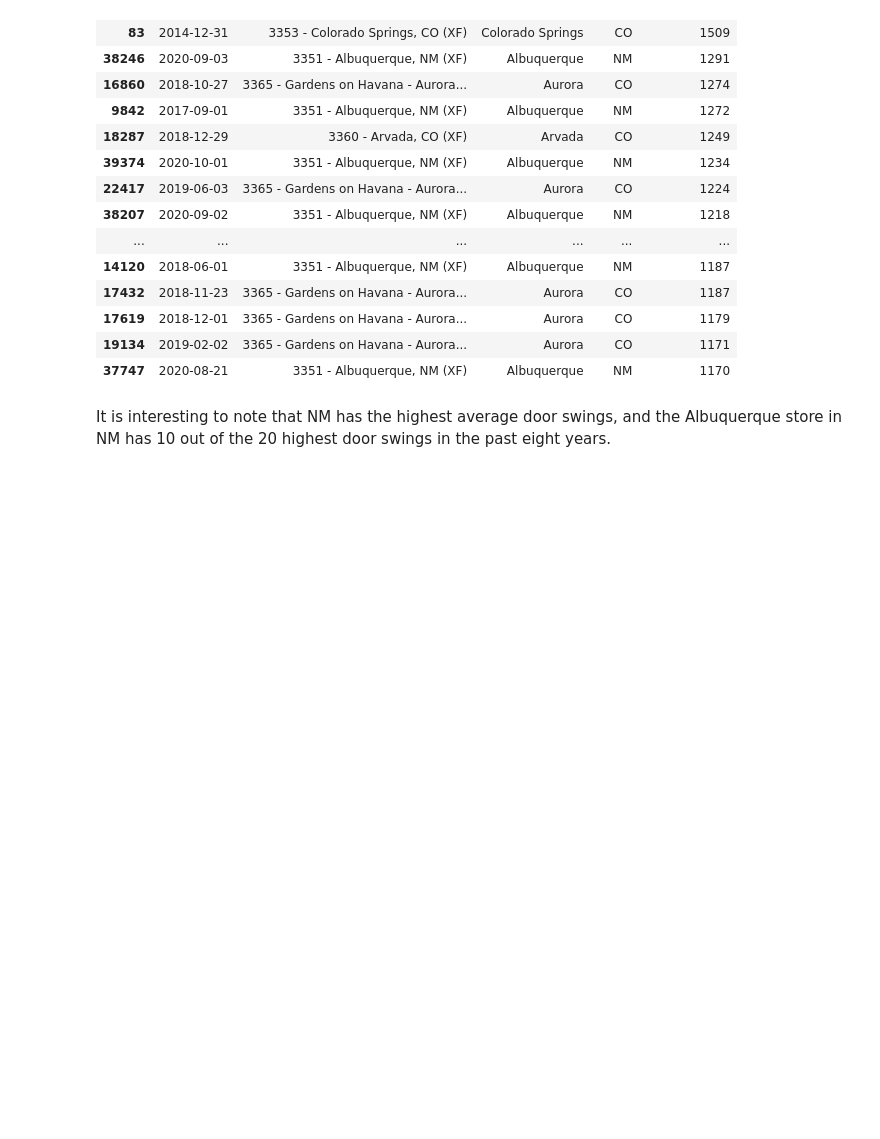
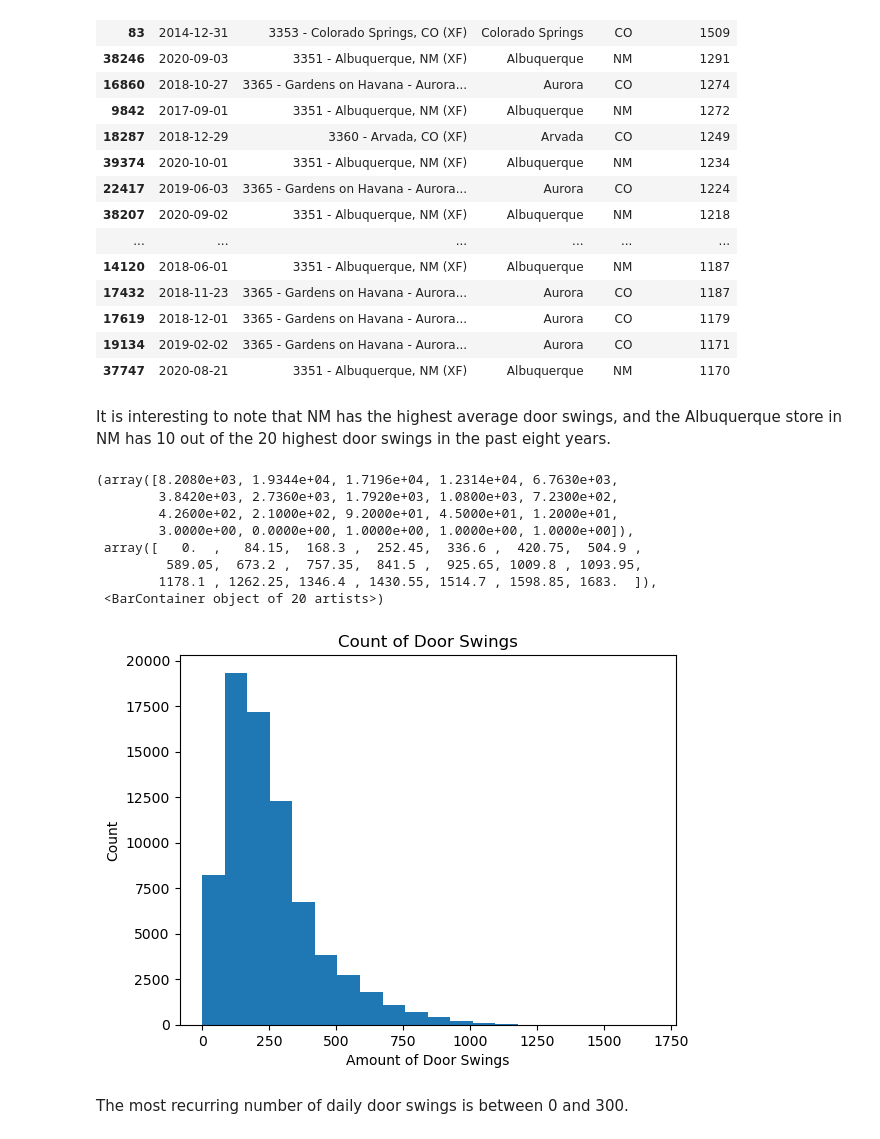
Before and after one commit to alanks2000/Springboard, a Jupyter notebook: Capstone Project 2/EDA.ipynb, the cells around one changed output. Drawn from its saved outputs; the diff is of its cells as text; code cells hidden in the pictures; blank space fills up the shorter version.

```diff
--- a/Capstone Project 2/EDA.ipynb
+++ b/Capstone Project 2/EDA.ipynb
@@ -129,3 +141,20 @@ df.sort_values(['door_swings'],ascending=False).head(20)
 | 37747 | 2020-08-21 | 3351 - Albuquerque, NM (XF) | Albuquerque | NM | 1170 |
 # %% [markdown]
 It is interesting to note that NM has the highest average door swings, and the Albuquerque store in NM has 10 out of the 20 highest door swings in the past eight years.
+# %%
+plt.xlabel('Amount of Door Swings')
+plt.ylabel('Count')
+plt.title('Count of Door Swings')
+plt.hist(df['door_swings'], bins=20)
+# %% [output]
+(array([8.2080e+03, 1.9344e+04, 1.7196e+04, 1.2314e+04, 6.7630e+03,
+        3.8420e+03, 2.7360e+03, 1.7920e+03, 1.0800e+03, 7.2300e+02,
+        4.2600e+02, 2.1000e+02, 9.2000e+01, 4.5000e+01, 1.2000e+01,
+        3.0000e+00, 0.0000e+00, 1.0000e+00, 1.0000e+00, 1.0000e+00]),
+ array([   0.  ,   84.15,  168.3 ,  252.45,  336.6 ,  420.75,  504.9 ,
+         589.05,  673.2 ,  757.35,  841.5 ,  925.65, 1009.8 , 1093.95,
+        1178.1 , 1262.25, 1346.4 , 1430.55, 1514.7 , 1598.85, 1683.  ]),
+ <BarContainer object of 20 artists>)
+[figure, added]
+# %% [markdown]
+The most recurring number of daily door swings is between 0 and 300.
```
Also changed, not shown: parts of 84 cells of this notebook, 2 other files.
